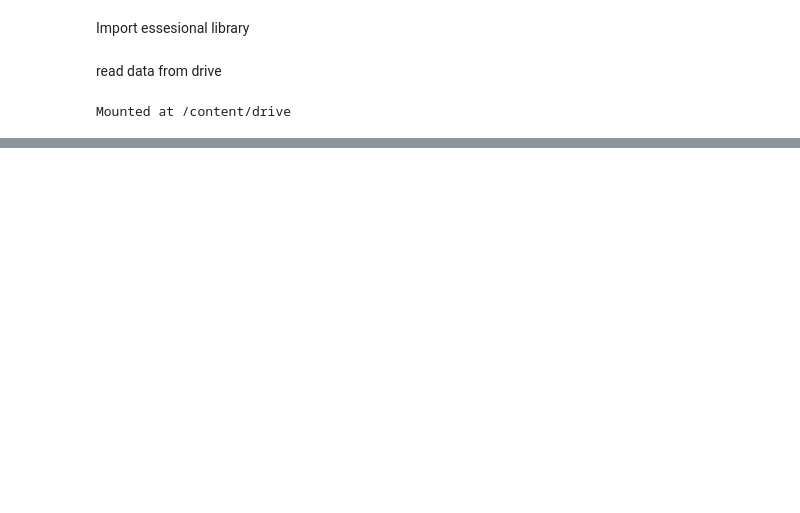
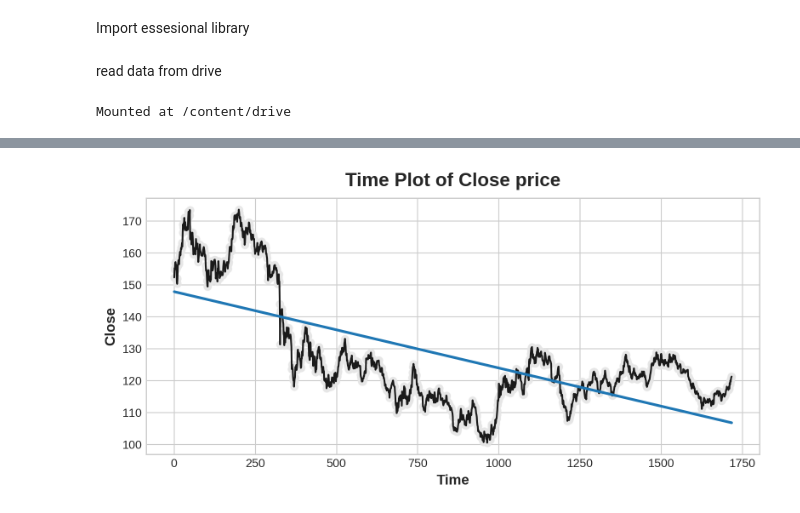
Before and after one commit to MhammadRezaValiYari/GoldTransectionAnalysis, a Jupyter notebook: GoldTransectionAnalysis.ipynb, the cells around one changed output, grey strips where cells are left out. Saved outputs shown, nothing was run; the diff lists cells and outputs as text; code cells hidden in the pictures; blank space fills up the shorter version.

```diff
--- a/GoldTransectionAnalysis.ipynb
+++ b/GoldTransectionAnalysis.ipynb
@@ -168,0 +32,2 @@ result:122.6170375930922 y_test:122.660004
+# %%
+df['Time'] = np.arange(len(df.index))
@@ -168,0 +41,27 @@ result:122.6170375930922 y_test:122.660004
+# %%
+import matplotlib.pyplot as plt
+import seaborn as sns
+plt.style.use("seaborn-whitegrid")
+plt.rc(
+    "figure",
+    autolayout=True,
+    figsize=(8, 4),
+    titlesize=18,
+    titleweight='bold',
+)
+plt.rc(
+    "axes",
+    labelweight="bold",
+    labelsize="large",
+    titleweight="bold",
+    titlesize=16,
+    titlepad=10,
+)
+%config InlineBackend.figure_format = 'retina'
+
+fig, ax = plt.subplots()
+ax.plot('Time', 'Close', data=df, color='0.1')
+ax = sns.regplot(x='Time', y='Close', data=df, ci=None, scatter_kws=dict(color='0.9'))
+ax.set_title('Time Plot of Close price');
+# %% [output]
+[figure, added]
```
Also changed, not shown: parts of 35 cells of this notebook.
